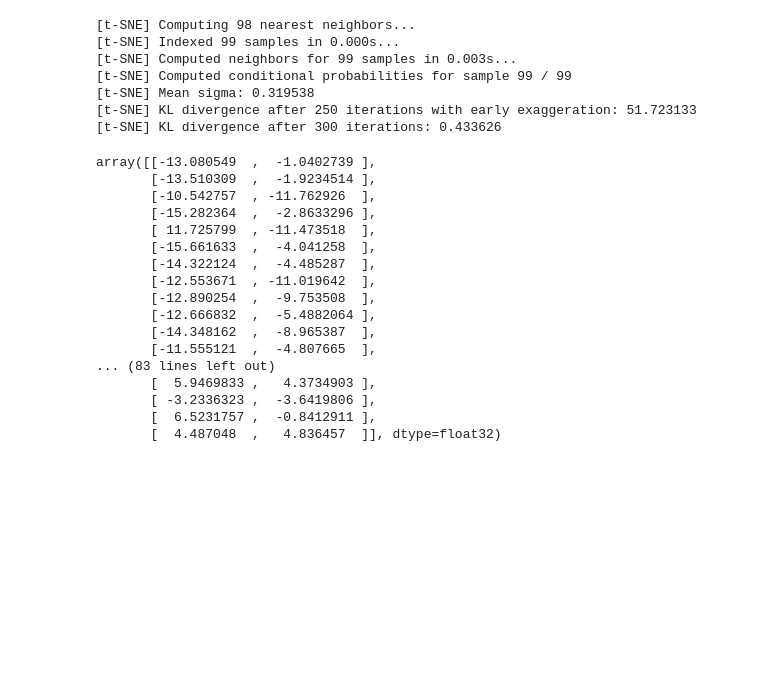
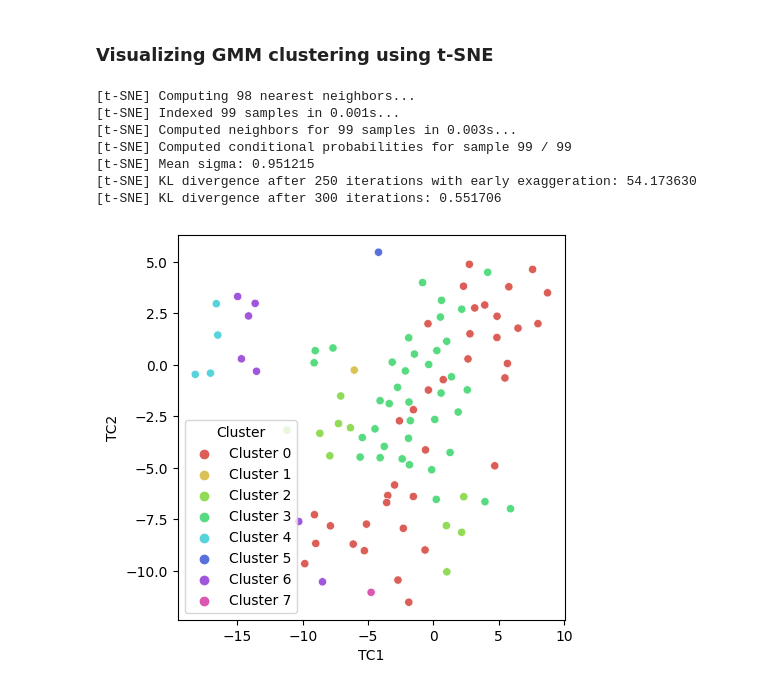
Before and after one commit to rkedia1/stock_volatility, a Jupyter notebook: cluster_techs.ipynb, the cells around one changed output. Saved outputs shown, nothing was run; the diff lists cells and outputs as text; code cells hidden in the pictures; blank space fills up the shorter version.

```diff
--- a/cluster_techs.ipynb
+++ b/cluster_techs.ipynb
@@ -67,5 +72,5 @@ print(labels)
 # %%
-gmm = list(GMMTechnicals().cluster())
+gmm = list(cf.gmm.cluster())
 # %%
 gmm
 # %% [output]
@@ -89,30 +94,29 @@ gmm
+# %% [markdown]
+### Visualizing GMM clustering using t-SNE
 # %%
-results = TSNETechnicals().cluster()
+results = cf.tsne.cluster()
 # %% [output]
 [t-SNE] Computing 98 nearest neighbors...
-[t-SNE] Indexed 99 samples in 0.000s...
+[t-SNE] Indexed 99 samples in 0.001s...
 [t-SNE] Computed neighbors for 99 samples in 0.003s...
 [t-SNE] Computed conditional probabilities for sample 99 / 99
-[t-SNE] Mean sigma: 0.319538
-[t-SNE] KL divergence after 250 iterations with early exaggeration: 51.723133
-[t-SNE] KL divergence after 300 iterations: 0.433626
+[t-SNE] Mean sigma: 0.951215
+[t-SNE] KL divergence after 250 iterations with early exaggeration: 54.173630
+[t-SNE] KL divergence after 300 iterations: 0.551706
-# %%
-results
-# %% [output]
-array([[-13.080549  ,  -1.0402739 ],
-       [-13.510309  ,  -1.9234514 ],
-       [-10.542757  , -11.762926  ],
-       [-15.282364  ,  -2.8633296 ],
-       [ 11.725799  , -11.473518  ],
-       [-15.661633  ,  -4.041258  ],
-       [-14.322124  ,  -4.485287  ],
-       [-12.553671  , -11.019642  ],
-       [-12.890254  ,  -9.753508  ],
-       [-12.666832  ,  -5.4882064 ],
-       [-14.348162  ,  -8.965387  ],
-       [-11.555121  ,  -4.807665  ],
-... (83 lines left out)
-       [  5.9469833 ,   4.3734903 ],
-       [ -3.2336323 ,  -3.6419806 ],
-       [  6.5231757 ,  -0.8412911 ],
-       [  4.487048  ,   4.836457  ]], dtype=float32)
+# %%
+df = pd.DataFrame(columns=["TC1", "TC2", "Cluster"])
+df["TC1"] = results[:, 0]
+df["TC2"] = results[:, 1]
+df["Cluster"] = [f"Cluster {i[1]}" for i in gmm]
+plt.figure(figsize=(5, 5))
+sns.scatterplot(
+    x="TC1",
+    y="TC2",
+    hue="Cluster",
+    palette=sns.color_palette("hls", 8),
+    data=df.sort_values(by="Cluster"),
+    legend="full",
+)
+plt.show()
+# %% [output]
+[figure, added]
```
Also changed, not shown: parts of 8 cells of this notebook, 3 other files.
